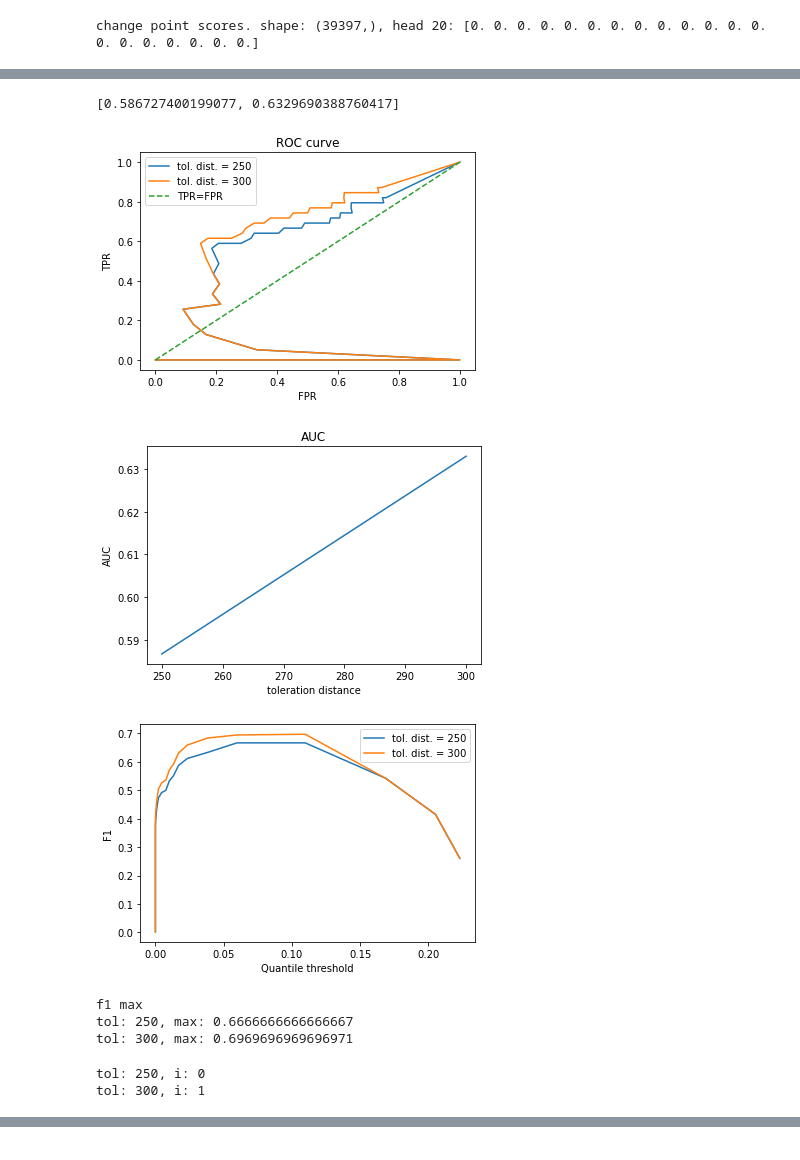
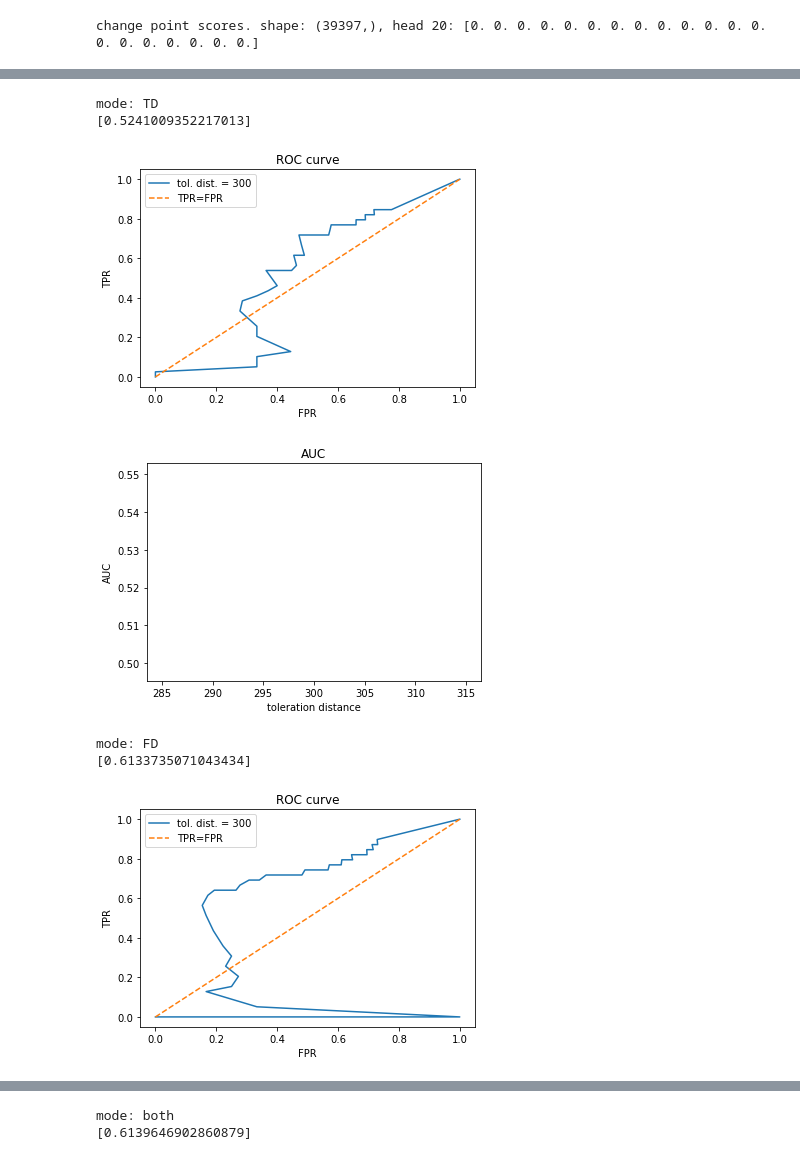
Before and after one commit to NhatVu/TIRE-custom, a Jupyter notebook: TIRE_example_notebook.ipynb, the cells around one changed output, grey strips where cells are left out. Cells and saved outputs as stored; diff of their text form; code cells hidden in the pictures.

```diff
--- a/TIRE_example_notebook.ipynb
+++ b/TIRE_example_notebook.ipynb
@@ -203,25 +198,17 @@ CHANGED !!!!!!!!!!!!!!!!!!!
-# %%
-#parameters for AUC calculation
-tol_distances = [250, 300]
-auc = utils.get_auc(dissimilarities,tol_distances, breakpoints)
-# %% [output]
-[0.586727400199077, 0.6329690388760417]
-[figure, removed]
-[figure, removed]
-# %%
-reload(utils)
-f1s = utils.get_F1(dissimilarities,tol_distances, breakpoints)
-print(f'f1 max')
-for i, tol in  enumerate(tol_distances):
-    print(f'tol: {tol}, max: {max(f1s[i])}')
-# %% [output]
-[figure, removed]
-f1 max
-tol: 250, max: 0.6666666666666667
-tol: 300, max: 0.6969696969696971
-# %%
-for i, tol in  enumerate(tol_distances):
-    print(f'tol: {tol}, i: {i}')
-# %% [output]
-tol: 250, i: 0
-tol: 300, i: 1
+# %%
+domains = ['TD', 'FD', 'both']
+for domain in domains:
+    dissimilarities = TIRE.smoothened_dissimilarity_measures(shared_features_TD, shared_features_FD, domain, window_size)
+    change_point_scores = TIRE.change_point_score(dissimilarities, window_size)
+
+    tol_distances = [300]
+    print(f'mode: {domain}')
+    auc = utils.get_auc(dissimilarities,tol_distances, breakpoints)
+# %% [output]
+mode: TD
+[0.5241009352217013]
+[figure, added]
+[figure, added]
+mode: FD
+[0.6133735071043434]
+[figure, added]
@@ -227,0 +216,2 @@ tol: 300, i: 1
+mode: both
+[0.6139646902860879]
```
Also changed, not shown: parts of 6 cells of this notebook, 3 other files.
